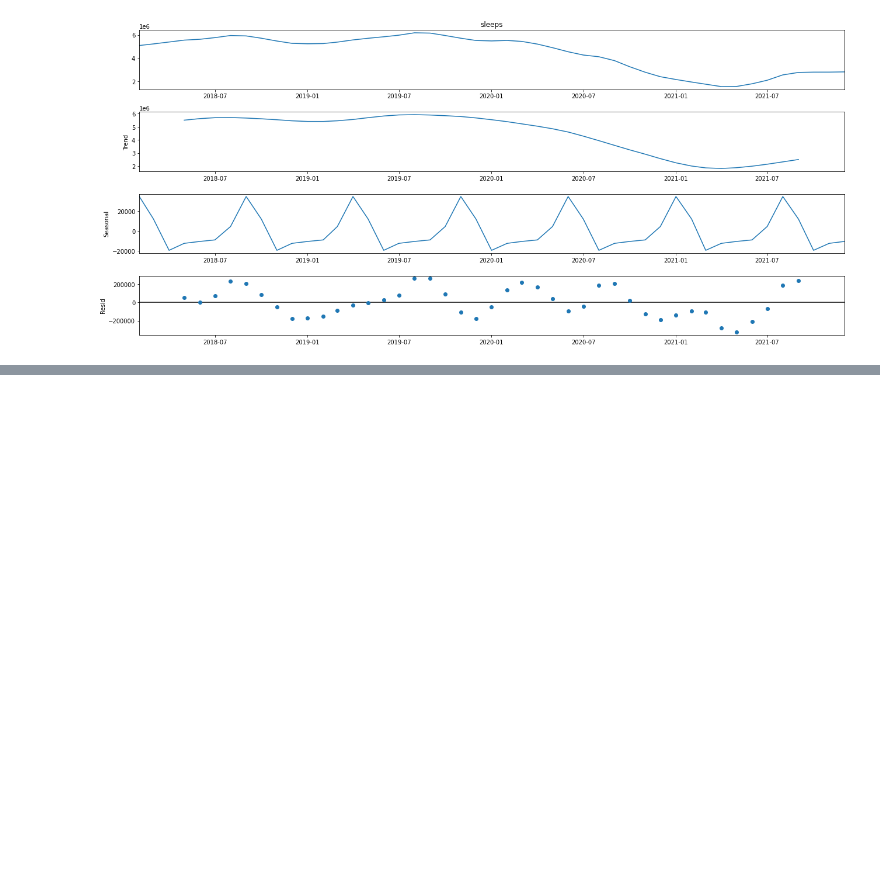
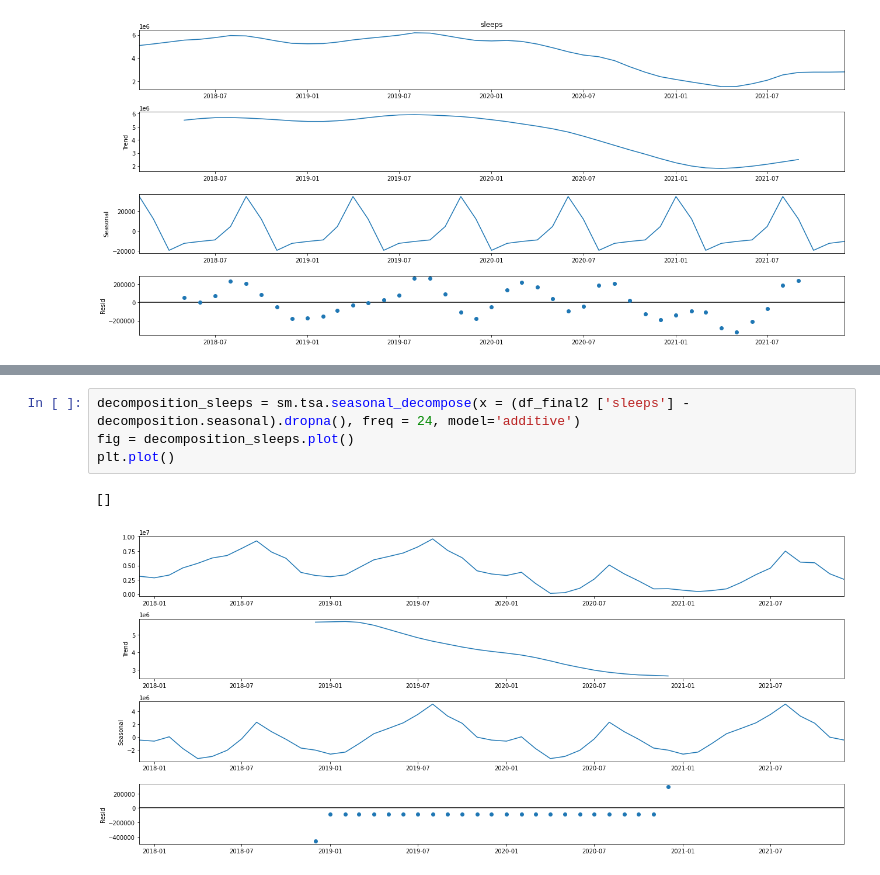
Before and after one commit to LuisaPolicarpo/Project5, a Jupyter notebook: Time_series_s_e_g.ipynb, the cells around one changed output, grey strips where cells are left out. Drawn from its saved outputs; the diff is of its cells as text; blank space fills up the shorter version.

```diff
--- a/Time_series_s_e_g.ipynb
+++ b/Time_series_s_e_g.ipynb
@@ -631,0 +574,7 @@ plt.show()
+# %%
+decomposition_sleeps = sm.tsa.seasonal_decompose(x = (df_final2 ['sleeps'] - decomposition.seasonal).dropna(), freq = 24, model='additive')
+fig = decomposition_sleeps.plot()
+plt.plot()
+# %% [output]
+[]
+[figure, added]
```
Also changed, not shown: parts of 35 cells of this notebook.
